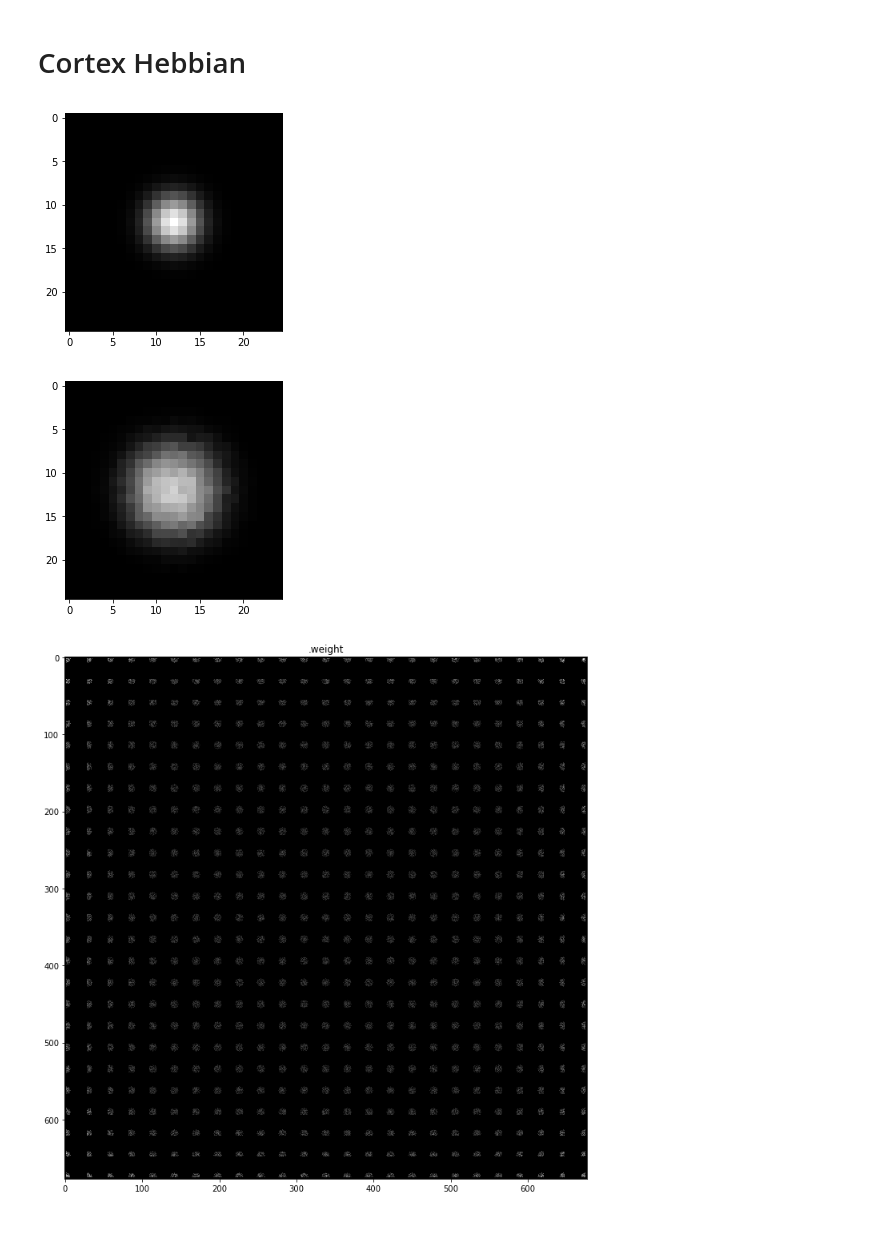
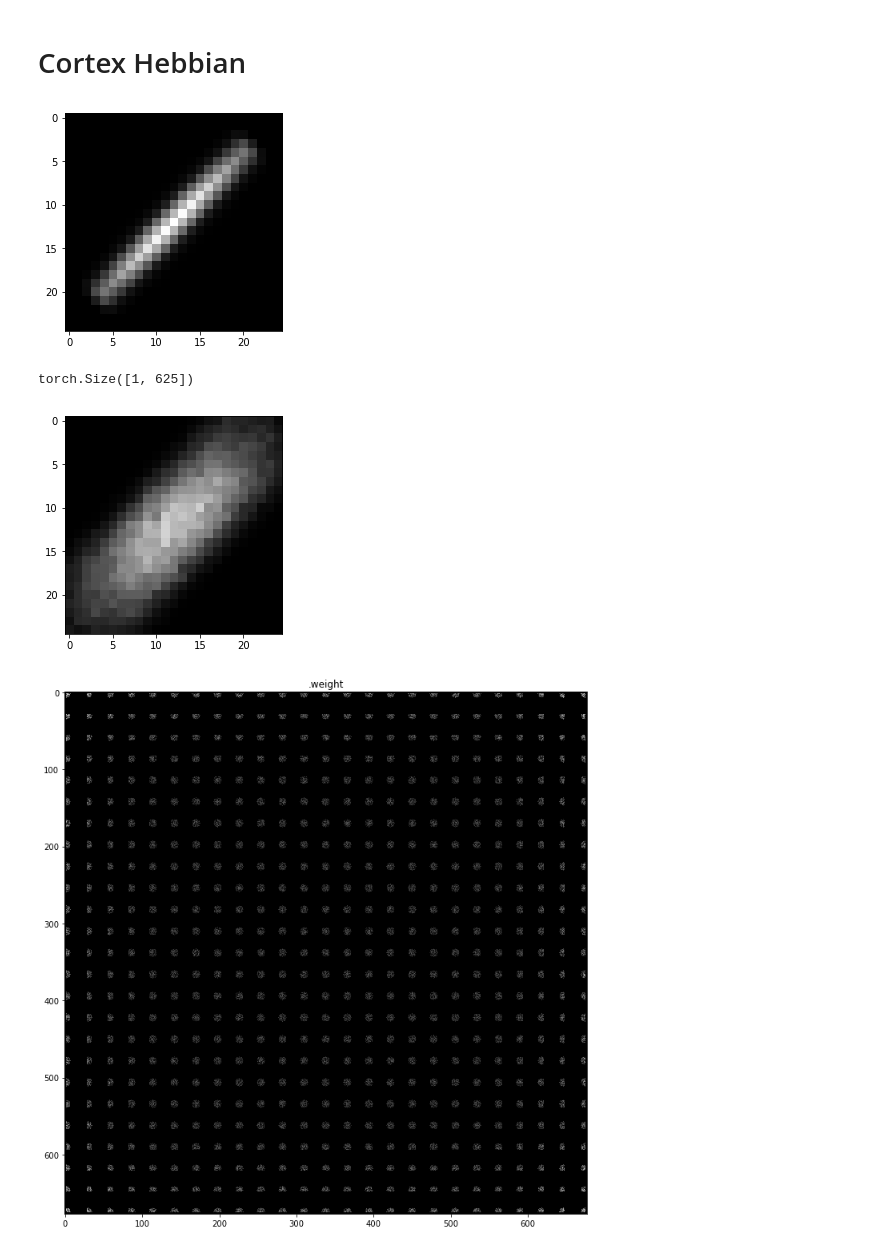
Before and after one commit to hernanbari/pylissom, a Jupyter notebook: notebooks/Test_optimizers.ipynb, the cells around one changed output. Cells and saved outputs as stored; diff of their text form; code cells hidden in the pictures.

```diff
--- a/notebooks/Test_optimizers.ipynb
+++ b/notebooks/Test_optimizers.ipynb
@@ -15,16 +15,20 @@ cortex = Cortex(in_features, out_features, radius=5, sigma=5)
 optimizer = CortexHebbian(cortex, 0.1)
 # %%
 gauss_size = int(in_features**0.5)
-gauss = gaussian_generator(gauss_size, gauss_size//2, gauss_size//2, 2, 2, 0)
+gauss = gaussian_generator(gauss_size, gauss_size//2, gauss_size//2, 1, 9, 45)
 plot_matrix(gauss)
-inp = torch.autograd.Variable(torch.from_numpy(gauss).view(in_features)).unsqueeze(0)
+inp = torch.autograd.Variable(torch.from_numpy(gauss).view(1, in_features))
 # %% [output]
-[figure, old version]
+[figure, new version]
+# %%
+inp.size()
+# %% [output]
+torch.Size([1, 625])
 # %%
 out_rows = int(out_features**0.5)
 plot_tensor(cortex(inp*2.33).data, (out_rows,out_rows))
 # %% [output]
-[figure, old version]
+[figure, new version]
 # %%
 plt.figure(figsize=(12, 12))
 plot_layer_weights(cortex, use_range=False)
```
Also changed, not shown: parts of 5 cells of this notebook, 3 other files.
